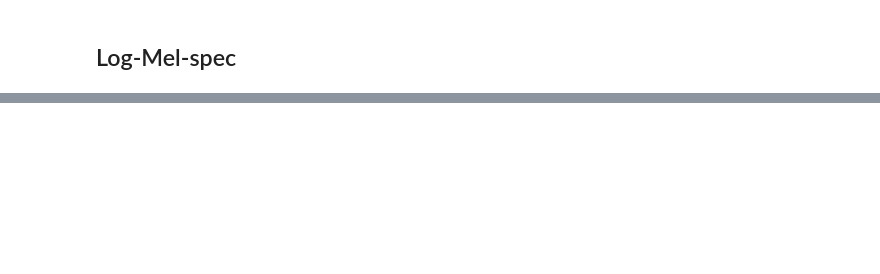
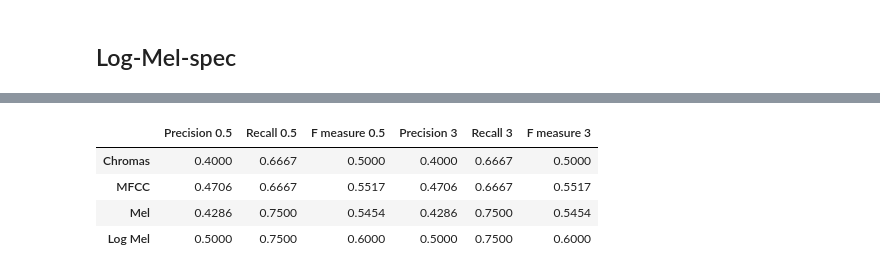
Before and after one commit to ax-le/MusicAE, a Jupyter notebook: Notebooks/Walkthrough - Autoencoding different features of Come Together.ipynb, the cells around one changed output, grey strips where cells are left out. Saved outputs shown, nothing was run; the diff lists cells and outputs as text; code cells hidden in the pictures; blank space fills up the shorter version.

```diff
--- a/Notebooks/Autoencoding different features of Come Together.ipynb
+++ b/Notebooks/Walkthrough - Autoencoding different features of Come Together.ipynb
@@ -121,0 +195,9 @@ plot_latent_space(projection_mfcc, labels = None)
+# %%
+autosimilarity_mfcc_projection = as_seg.get_autosimilarity(projection_mfcc, transpose = True, normalize = True)
+segments_mfcc_ae = as_seg.dynamic_convolution_computation(autosimilarity_mfcc_projection, penalty_weight = 1, penalty_func = "modulo8", convolution_type = "mixed")[0]
+segments_mfcc_ae_in_time = dm.segments_from_bar_to_time(segments_mfcc_ae, bars)
+
+score_mfcc_ae_zero_five = dm.compute_score_of_segmentation(references_segments, segments_mfcc_ae_in_time, window_length = 0.5)
+print(f"Score with 0.5 second tolerance: Precision {score_mfcc_ae_zero_five[0]}, Recall {score_mfcc_ae_zero_five[1]}, F measure {score_mfcc_ae_zero_five[2]}")
+score_mfcc_ae_three = dm.compute_score_of_segmentation(references_segments, segments_mfcc_ae_in_time, window_length = 3)
+print(f"Score with 3 seconds tolerance: Precision {score_mfcc_ae_three[0]}, Recall {score_mfcc_ae_three[1]}, F measure {score_mfcc_ae_three[2]}")
@@ -151,3 +239,12 @@ plot_latent_space(projection_mel)
 # %% [output]
 [figure]
 [figure]
+# %%
+autosimilarity_mel_projection = as_seg.get_autosimilarity(projection_mel, transpose = True, normalize = True)
+segments_mel_ae = as_seg.dynamic_convolution_computation(autosimilarity_mel_projection, penalty_weight = 1, penalty_func = "modulo8", convolution_type = "mixed")[0]
+segments_mel_ae_in_time = dm.segments_from_bar_to_time(segments_mel_ae, bars)
+
+score_mel_ae_zero_five = dm.compute_score_of_segmentation(references_segments, segments_mel_ae_in_time, window_length = 0.5)
+print(f"Score with 0.5 second tolerance: Precision {score_mel_ae_zero_five[0]}, Recall {score_mel_ae_zero_five[1]}, F measure {score_mel_ae_zero_five[2]}")
+score_mel_ae_three = dm.compute_score_of_segmentation(references_segments, segments_mel_ae_in_time, window_length = 3)
+print(f"Score with 3 seconds tolerance: Precision {score_mel_ae_three[0]}, Recall {score_mel_ae_three[1]}, F measure {score_mel_ae_three[2]}")
@@ -173,0 +307,16 @@ cf.plot_latent_space(projection_log_mel)
+# %%
+import pandas as pd
+columns = np.array(["Precision 0.5", "Recall 0.5", "F measure 0.5","Precision 3", "Recall 3", "F measure 3"])
+tab = []
+tab.append([round(score_chroma_ae_zero_five[0],5), round(score_chroma_ae_zero_five[1],5),round(score_chroma_ae_zero_five[2],5),round(score_chroma_ae_three[0],5),round(score_chroma_ae_three[1],5),round(score_chroma_ae_three[2],5)])
+tab.append([round(score_mfcc_ae_zero_five[0],5), round(score_mfcc_ae_zero_five[1],5),round(score_mfcc_ae_zero_five[2],5),round(score_mfcc_ae_three[0],5),round(score_mfcc_ae_three[1],5),round(score_mfcc_ae_three[2],5)])
+tab.append([round(score_mel_ae_zero_five[0],5), round(score_mel_ae_zero_five[1],5),round(score_mel_ae_zero_five[2],5),round(score_mel_ae_three[0],5),round(score_mel_ae_three[1],5),round(score_mel_ae_three[2],5)])
+tab.append([round(score_log_mel_ae_zero_five[0],5), round(score_log_mel_ae_zero_five[1],5),round(score_log_mel_ae_zero_five[2],5),round(score_log_mel_ae_three[0],5),round(score_log_mel_ae_three[1],5),round(score_log_mel_ae_three[2],5)])
+
+display(pd.DataFrame(tab, index=["Chromas", "MFCC", "Mel", "Log Mel"], columns=columns))
+# %% [output]
+|  | Precision 0.5 | Recall 0.5 | F measure 0.5 | Precision 3 | Recall 3 | F measure 3 |
+| Chromas | 0.4000 | 0.6667 | 0.5000 | 0.4000 | 0.6667 | 0.5000 |
+| MFCC | 0.4706 | 0.6667 | 0.5517 | 0.4706 | 0.6667 | 0.5517 |
+| Mel | 0.4286 | 0.7500 | 0.5454 | 0.4286 | 0.7500 | 0.5454 |
+| Log Mel | 0.5000 | 0.7500 | 0.6000 | 0.5000 | 0.7500 | 0.6000 |
```
Also changed, not shown: parts of 32 cells of this notebook, 7 other files.
